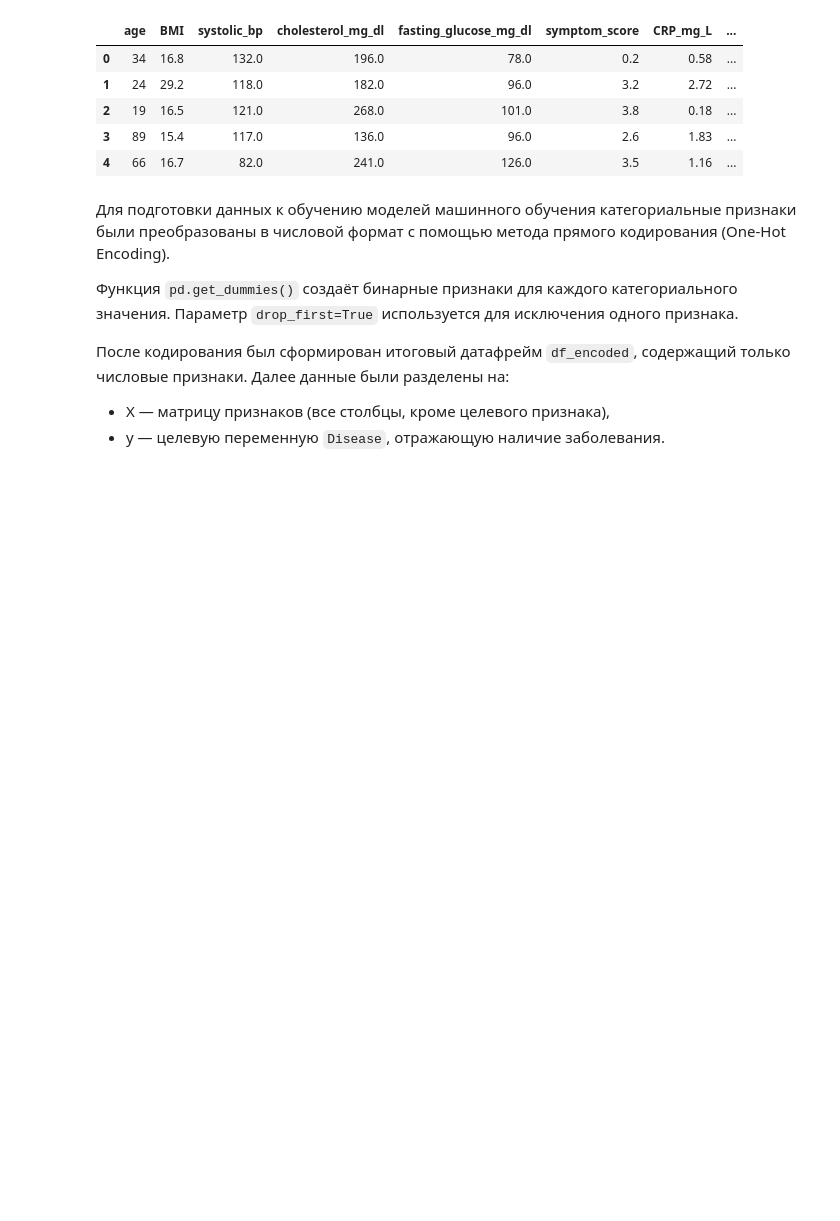
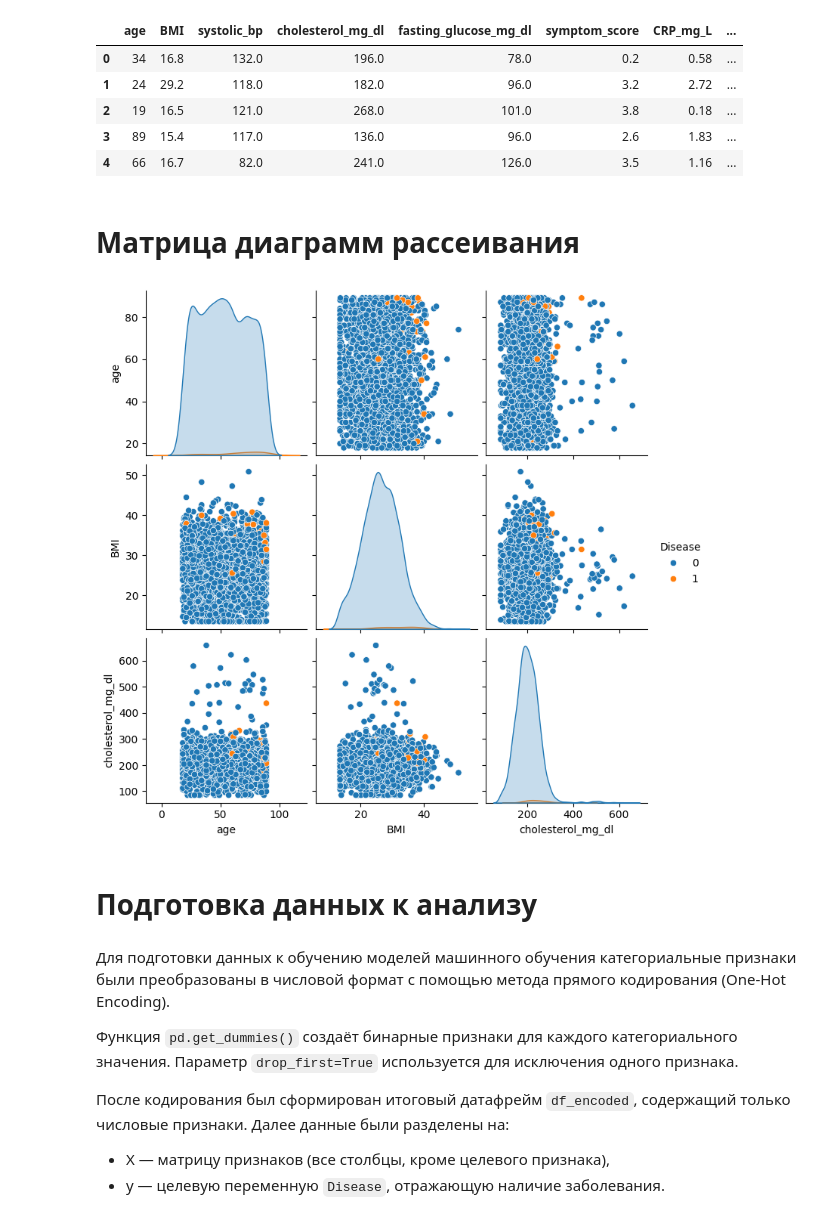
Before and after one commit to Shishka29/lab5__andan, a Jupyter notebook: lab5_Левкин_Вариант1.ipynb, the cells around one changed output. Drawn from its saved outputs; the diff is of its cells as text; code cells hidden in the pictures; blank space fills up the shorter version.

```diff
--- a/lab5_Левкин_Вариант1 (1).ipynb
+++ b/lab5_Левкин_Вариант1.ipynb
@@ -58,6 +60,18 @@ df_encoded.head()
 | 2 | 19 | 16.5 | 121.0 | 268.0 | 101.0 | 3.8 | 0.18 | ... |
 | 3 | 89 | 15.4 | 117.0 | 136.0 | 96.0 | 2.6 | 1.83 | ... |
 | 4 | 66 | 16.7 | 82.0 | 241.0 | 126.0 | 3.5 | 1.16 | ... |
+# %% [markdown]
+# Матрица диаграмм рассеивания
+# %%
+import seaborn as sns
+import matplotlib.pyplot as plt
+
+sns.pairplot(df[['age', 'BMI', 'cholesterol_mg_dl', 'Disease']],hue='Disease')
+plt.show()
+# %% [output]
+[figure, added]
+# %% [markdown]
+# Подготовка данных к анализу
 # %%
 X = df_encoded.drop("Disease", axis=1)
 y = df_encoded["Disease"]
```
Also changed, not shown: parts of 10 cells of this notebook.
